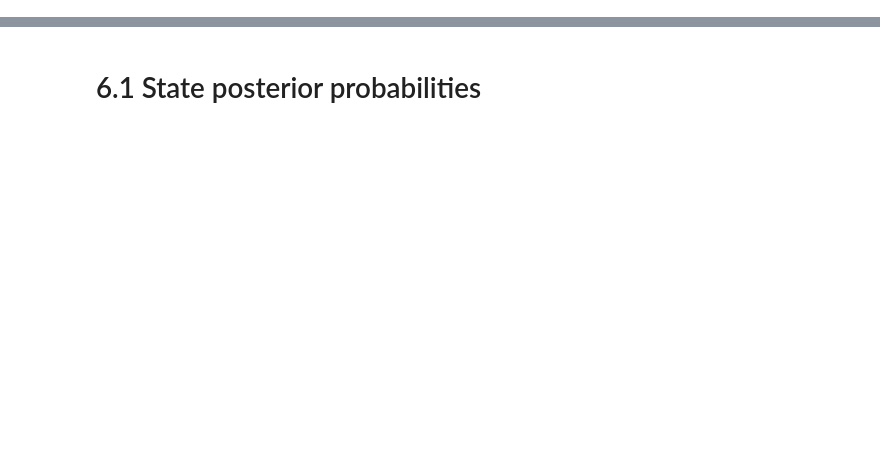
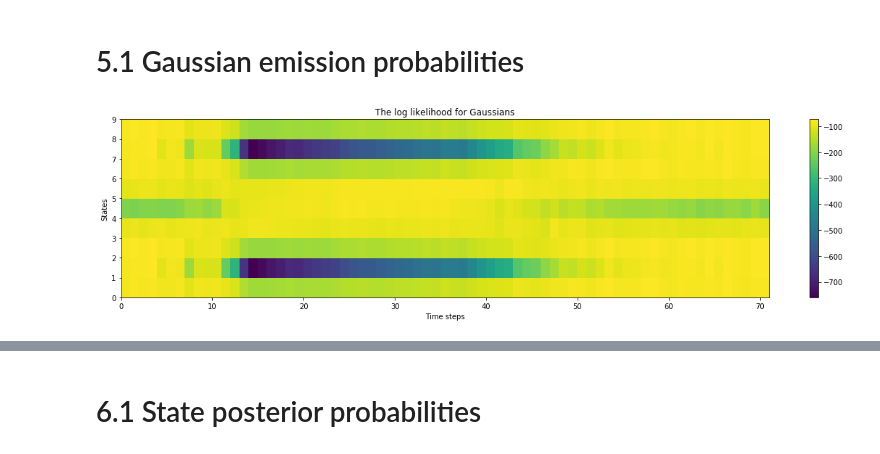
Before and after one commit to chris4540/DT2119, a Jupyter notebook: lab2/Presentation.ipynb, the cells around one changed output, grey strips where cells are left out. Cells and saved outputs as stored; diff of their text form; code cells hidden in the pictures; blank space fills up the shorter version.

```diff
--- a/lab2/Presentation.ipynb
+++ b/lab2/Presentation.ipynb
@@ -1,3 +1,5 @@
 # %%
 import numpy as np
 import matplotlib.pyplot as plt
+# %% [markdown]
+# 5.1 Gaussian emission probabilities
@@ -3,0 +8,11 @@ import matplotlib.pyplot as plt
+# %%
+fig, ax = plt.subplots(figsize=(16, 4))
+im = ax.pcolormesh(obsloglik.T)
+fig.colorbar(im, ax=ax)
+fig.tight_layout()
+plt.title("The log likelihood for Gaussians")
+plt.xlabel("Time steps")
+plt.ylabel("States")
+plt.show()
+# %% [output]
+[figure, added]
```
Also changed, not shown: parts of 11 cells of this notebook, 3 other files.
